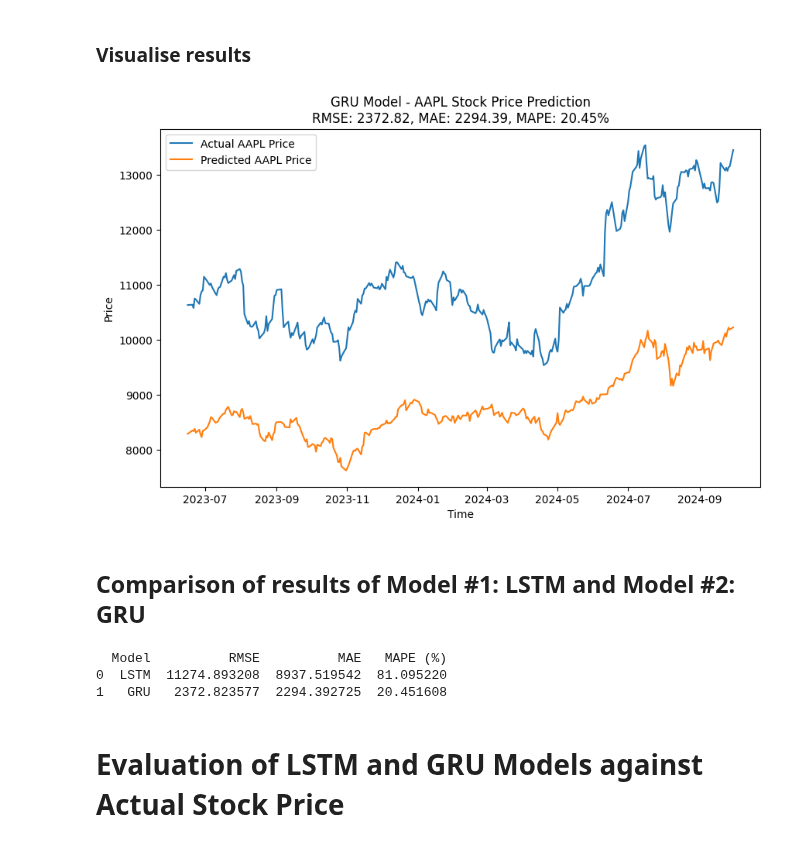
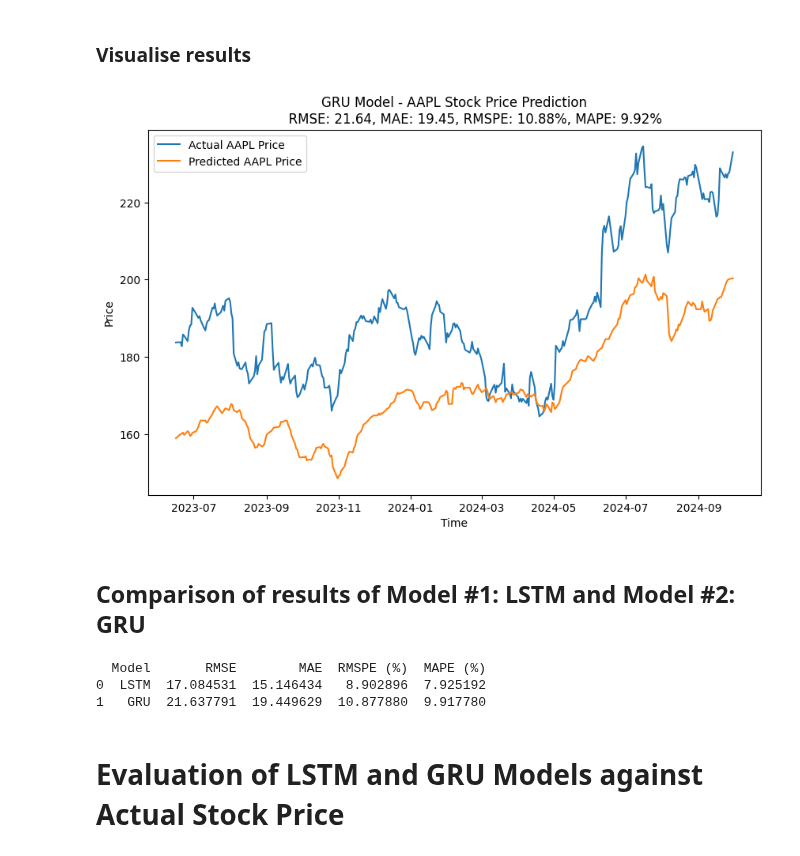
Before and after one commit to ongbernice/DSE4212-Financial-Time-Series-Analysis, a Jupyter notebook: src/RNN.ipynb, the cells around one changed output. Saved outputs shown, nothing was run; the diff lists cells and outputs as text; code cells hidden in the pictures.

```diff
--- a/src/RNN.ipynb
+++ b/src/RNN.ipynb
@@ -39,8 +43,8 @@ y_scaled = pd.DataFrame(y_scaled, columns=['aapl_adj_close'], index=y.index)
 train_size = 0.8
 ntrain = round(len(y) * 0.8)
 ntest = len(y) - ntrain
-X_train, X_test = X[:ntrain], X[ntrain:]
-y_train, y_test = y[:ntrain], y[ntrain:]
+X_train, X_test = X_scaled[:ntrain], X_scaled[ntrain:]
+y_train, y_test = y_scaled[:ntrain], y_scaled[ntrain:]
 print(f"Train size: {ntrain}, Test size: {ntest}")
 # %% [output]
 Train size: 1416, Test size: 354
@@ -229,7 +236,8 @@ y_pred_gru = scaler_y.inverse_transform(y_pred_seq_gru)
 rmse_gru = root_mean_squared_error(y_test_rescaled, y_pred_gru)
 mae_gru = mean_absolute_error(y_test_rescaled, y_pred_gru)
 mape_gru = mean_absolute_percentage_error(y_test_rescaled, y_pred_gru) * 100
+rmspe_gru = np.sqrt(np.mean(np.square((y_test_rescaled - y_pred_gru) / y_test_rescaled))) * 100
 
 # Display GRU Metrics
-print(f"GRU Model - RMSE: {rmse_gru}, MAE: {mae_gru}, MAPE: {mape_gru}%")
+print(f"GRU Model - RMSE: {rmse_gru}, MAE: {mae_gru}, RMSPE: {rmspe_gru}%, MAPE: {mape_gru}%")
 # %% [output]
@@ -240,14 +248,15 @@ GRU Model - RMSE: 2372.8235767723245, MAE: 2294.392724538882, MAPE: 20.451608468
 # %%
 plt.figure(figsize=(10, 6))
 plt.plot(y_test.index[n_steps:], y_test_rescaled, label='Actual AAPL Price')
 plt.plot(y_test.index[n_steps:], y_pred_gru, label='Predicted AAPL Price')
-plt.title(f'GRU Model - AAPL Stock Price Prediction\nRMSE: {rmse_gru:.2f}, MAE: {mae_gru:.2f}, MAPE: {mape_gru:.2f}%')
+plt.title(f'GRU Model - AAPL Stock Price Prediction\n\
+          RMSE: {rmse_gru:.2f}, MAE: {mae_gru:.2f}, RMSPE: {rmspe_gru:.2f}%, MAPE: {mape_gru:.2f}%')
 plt.xlabel('Time')
 plt.ylabel('Price')
 plt.legend()
 plt.show()
 # %% [output]
-[figure, old version]
+[figure, new version]
 # %% [markdown]
 ## Comparison of results of Model #1: LSTM and Model #2: GRU
 # %%
@@ -256,14 +265,15 @@ results = pd.DataFrame({
     'Model': ['LSTM', 'GRU'],
     'RMSE': [rmse_lstm, rmse_gru],
     'MAE': [mae_lstm, mae_gru],
+    'RMSPE (%)': [rmspe_lstm, rmspe_gru],
     'MAPE (%)': [mape_lstm, mape_gru]
 })
 
 print(results)
 # %% [output]
-  Model          RMSE          MAE   MAPE (%)
-0  LSTM  11274.893208  8937.519542  81.095220
-1   GRU   2372.823577  2294.392725  20.451608
+  Model       RMSE        MAE  RMSPE (%)  MAPE (%)
+0  LSTM  17.084531  15.146434   8.902896  7.925192
+1   GRU  21.637791  19.449629  10.877880  9.917780
 # %% [markdown]
 # Evaluation of LSTM and GRU Models against Actual Stock Price
 # %%
```
Also changed, not shown: parts of 14 cells of this notebook.
